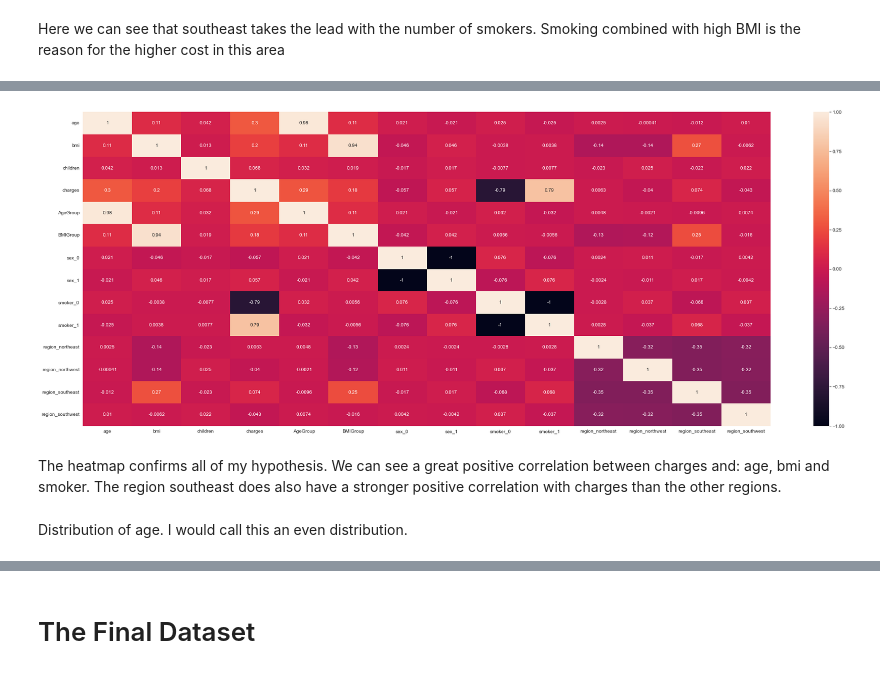
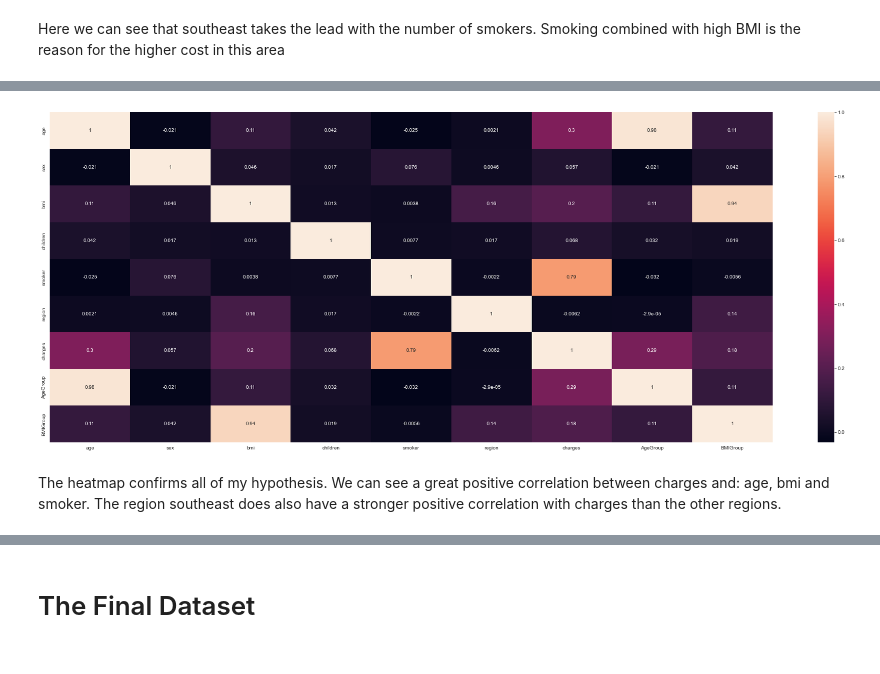
Before and after one commit to Markuski2023/MLGit, a Jupyter notebook: regression.ipynb, the cells around one changed output, grey strips where cells are left out. Saved outputs shown, nothing was run; the diff lists cells and outputs as text; code cells hidden in the pictures.

```diff
--- a/regression.ipynb
+++ b/regression.ipynb
@@ -105,7 +107,8 @@ dtype: int64
 # %%
-# Encoding to be represented by either ones or zeroes
+
 df['sex'] = df['sex'].replace(['female', 'male'], [0,1])
 df['smoker'] = df['smoker'].replace(['no', 'yes'], [0,1])
+df['region'] = df['region'].replace(['northeast', 'northwest', 'southeast', 'southwest'], [0,1,2,3])
 df
 # %% [output]
 |  | age | sex | bmi | children | smoker | region | charges |
@@ -290,7 +293,8 @@ df[['region', 'smoker']].groupby(['region'], as_index=False).count().sort_values
 Here we can see that southeast takes the lead with the number of smokers. Smoking combined with high BMI is the reason for the higher cost in this area
 # %%
 # Make Sex and Smoker categorical values to be able to use them in a heatmap
-df['sex'] =  df['sex'].astype('category')
-df['smoker'] =  df['smoker'].astype('category')
-df.info()
-df_encoded = pd.get_dummies(df)
+# df['sex'] =  df['sex'].astype('category')
+# df['smoker'] =  df['smoker'].astype('category')
+
+# df.info()
+# df_encoded = pd.get_dummies(df)
@@ -314,11 +301,9 @@ memory usage: 76.2+ KB
 # %%
-corr = df_encoded.corr()
+corr = df.corr()
 plt.figure(figsize=(32, 12))
 heatmap = sns.heatmap(corr, annot=True)
 # %% [output]
-[figure, old version]
+[figure, new version]
 # %% [markdown]
 The heatmap confirms all of my hypothesis. We can see a great positive correlation between charges and: age, bmi and smoker.
 The region southeast does also have a stronger positive correlation with charges than the other regions.
-# %% [markdown]
-Distribution of age. I would call this an even distribution.
```
Also changed, not shown: parts of 14 cells of this notebook, 2 other files.
